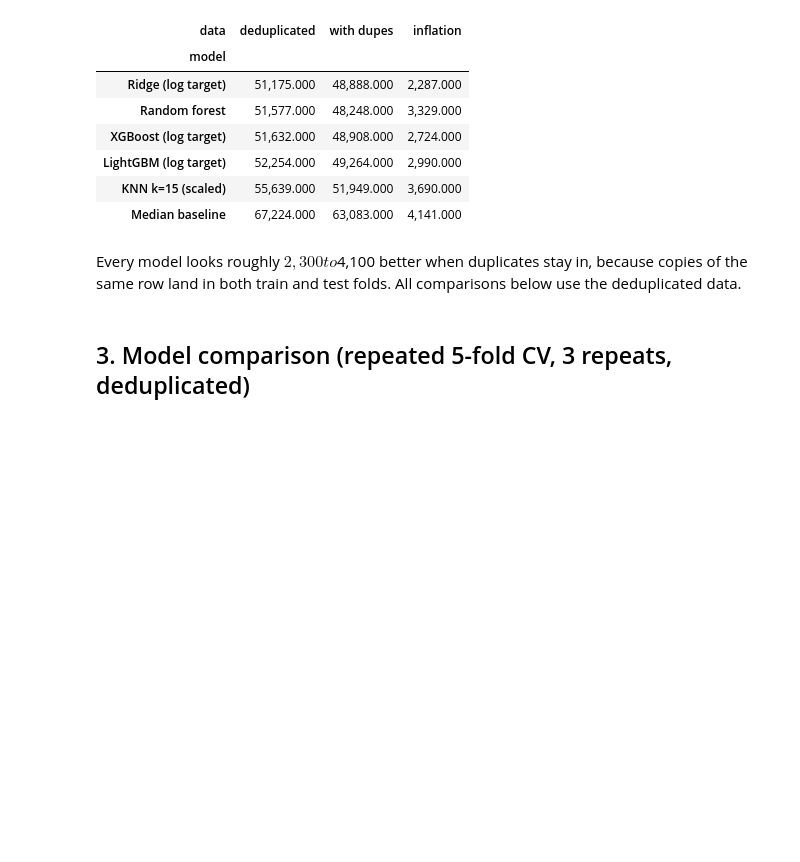
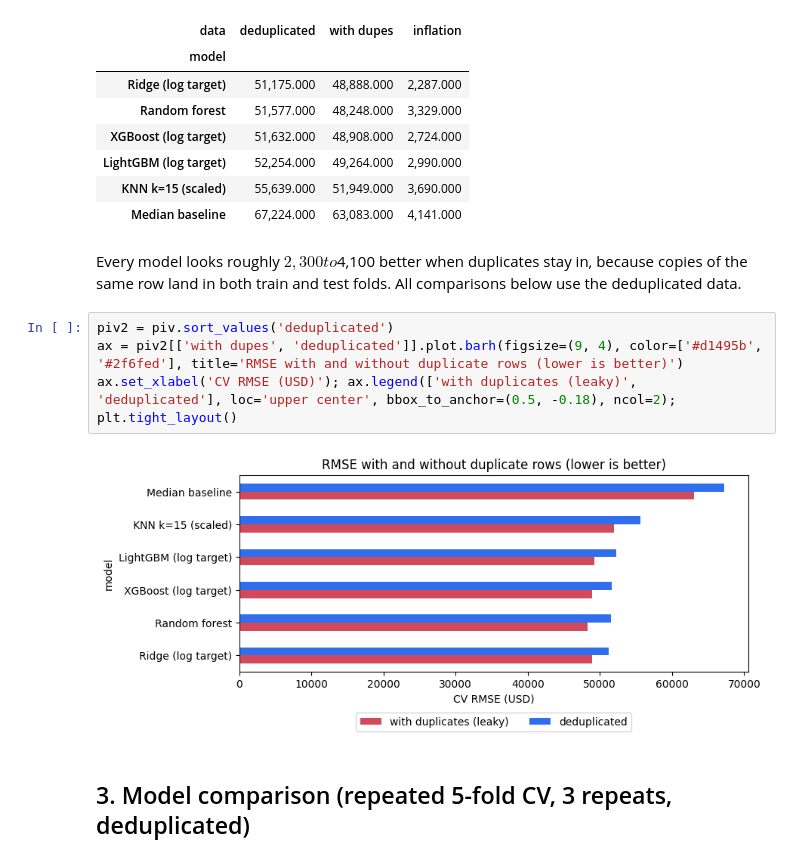
Before and after one commit to nicholasaxl/Salary-Prediction-ML-131, a Jupyter notebook: salary_analysis.ipynb, the cells around one changed output. Saved outputs shown, nothing was run; the diff lists cells and outputs as text; blank space fills up the shorter version.

```diff
--- a/salary_analysis.ipynb
+++ b/salary_analysis.ipynb
@@ -44,6 +44,12 @@ piv.sort_values('deduplicated').round(0)
 | Median baseline | 67,224.000 | 63,083.000 | 4,141.000 |
 # %% [markdown]
 Every model looks roughly $2,300 to $4,100 better when duplicates stay in, because copies of the same row land in both train and test folds. All comparisons below use the deduplicated data.
+# %%
+piv2 = piv.sort_values('deduplicated')
+ax = piv2[['with dupes', 'deduplicated']].plot.barh(figsize=(9, 4), color=['#d1495b', '#2f6fed'], title='RMSE with and without duplicate rows (lower is better)')
+ax.set_xlabel('CV RMSE (USD)'); ax.legend(['with duplicates (leaky)', 'deduplicated'], loc='upper center', bbox_to_anchor=(0.5, -0.18), ncol=2); plt.tight_layout()
+# %% [output]
+[figure, added]
 # %% [markdown]
 ## 3. Model comparison (repeated 5-fold CV, 3 repeats, deduplicated)
 # %%
```
Also changed, not shown: parts of 7 cells of this notebook, 1 other file.
